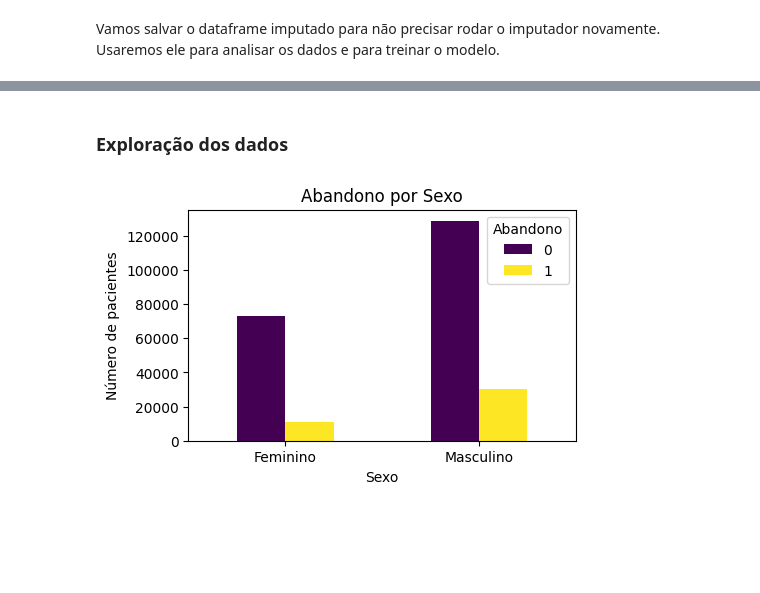
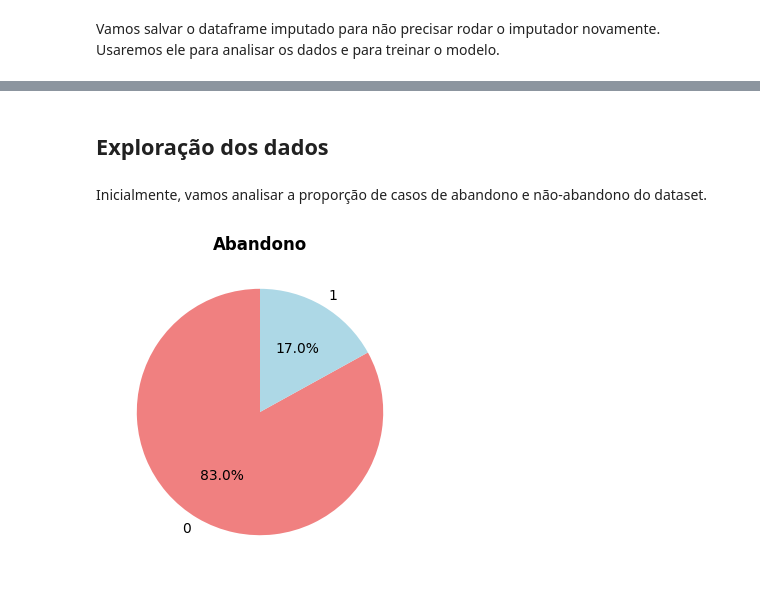
Before and after one commit to intel-comp-saude-ufes/2024-1-P1-TB-treatment-abandonment-classifier, a Jupyter notebook: abandono_trat_tuberculose_analise.ipynb, the cells around one changed output, grey strips where cells are left out. Drawn from its saved outputs; the diff is of its cells as text; code cells hidden in the pictures; blank space fills up the shorter version.

```diff
--- a/abandono_trat_tuberculose_analise.ipynb
+++ b/abandono_trat_tuberculose_analise.ipynb
@@ -56,24 +76,14 @@ for column in df.columns:
 # %% [markdown]
-### Exploração dos dados
+## Exploração dos dados
-# %%
-# Contar os casos de abandono por status de HIV
-counts = df.groupby(['cs_sexo', 'abandono']).size().unstack()
-counts.columns = ['0', '1']
-counts.index = ['Feminino', 'Masculino']
-
-# Plotar o gráfico de barras
-counts.plot(kind='bar', stacked=False, figsize=(5, 3), colormap='viridis')
-
-# Adicionar linhas horizontais e valores no eixo y
-for value in ax.get_yticks():
-    ax.axhline(y=value, color='gray', linestyle='--', linewidth=0.7)
-    ax.text(-0.3, value, str(int(value)), color='gray', fontsize=10, va='center')
-
-plt.title('Abandono por Sexo')
-plt.xlabel('Sexo')
-plt.ylabel('Número de pacientes')
-plt.xticks(rotation=0)
-plt.legend(title='Abandono')
-plt.show()
-# %% [output]
-[figure, removed]
+# %% [markdown]
+Inicialmente, vamos analisar a proporção de casos de abandono e não-abandono do dataset.
+# %%
+counts = df['abandono'].value_counts()
+
+# Plotar o gráfico de pizza
+plt.figure(figsize=(4, 4))
+plt.pie(counts, labels=['0', '1'], autopct='%1.1f%%', startangle=90, colors=['lightcoral', 'lightblue'])
+plt.title('Abandono', fontweight='bold')
+plt.show()
+# %% [output]
+[figure, added]
```
Also changed, not shown: parts of 62 cells of this notebook.
